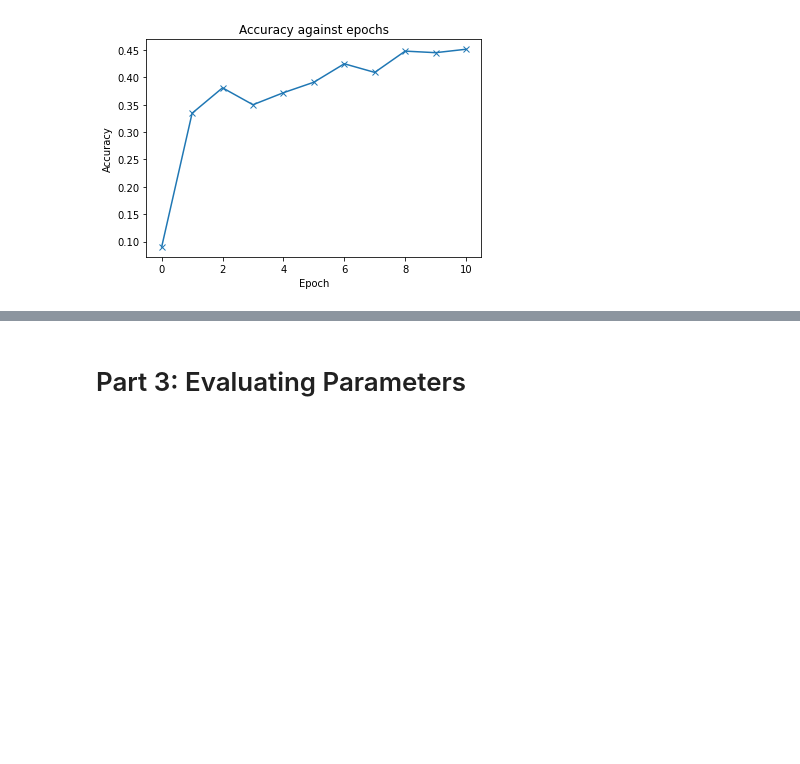
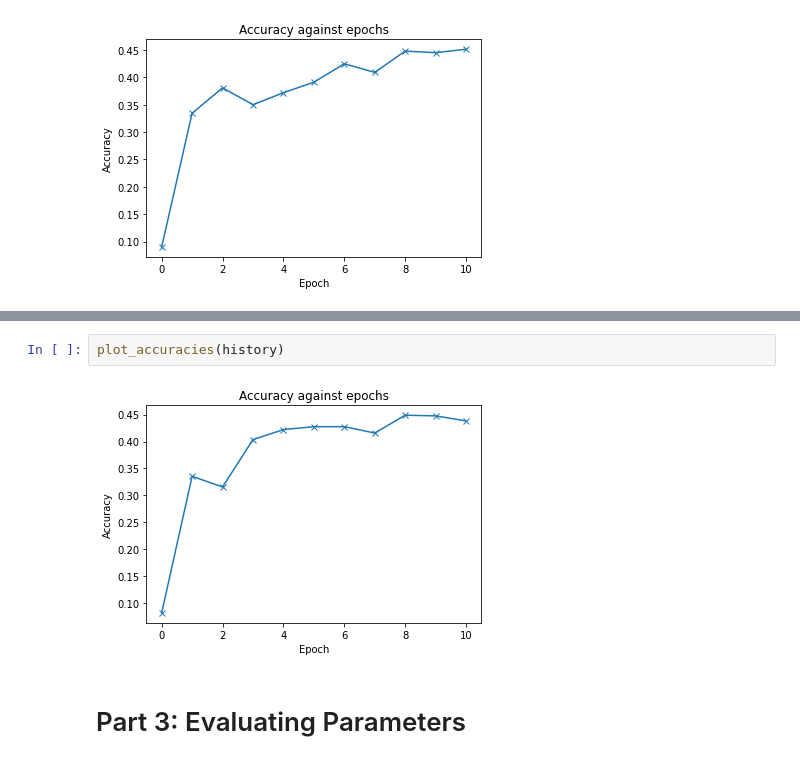
Before and after one commit to EamonnOCearnaigh/NeuralNetworks, a Jupyter notebook: Task 4.ipynb, the cells around one changed output, grey strips where cells are left out. Drawn from its saved outputs; the diff is of its cells as text; blank space fills up the shorter version.

```diff
--- a/Task 4.ipynb
+++ b/Task 4.ipynb
@@ -533,3 +640,7 @@ plot_accuracies(history)
+# %%
+plot_accuracies(history)
+# %% [output]
+[figure, added]
 # %% [markdown]
 # Part 3: Evaluating Parameters
 # %% [markdown]
```
Also changed, not shown: parts of 10 cells of this notebook.
